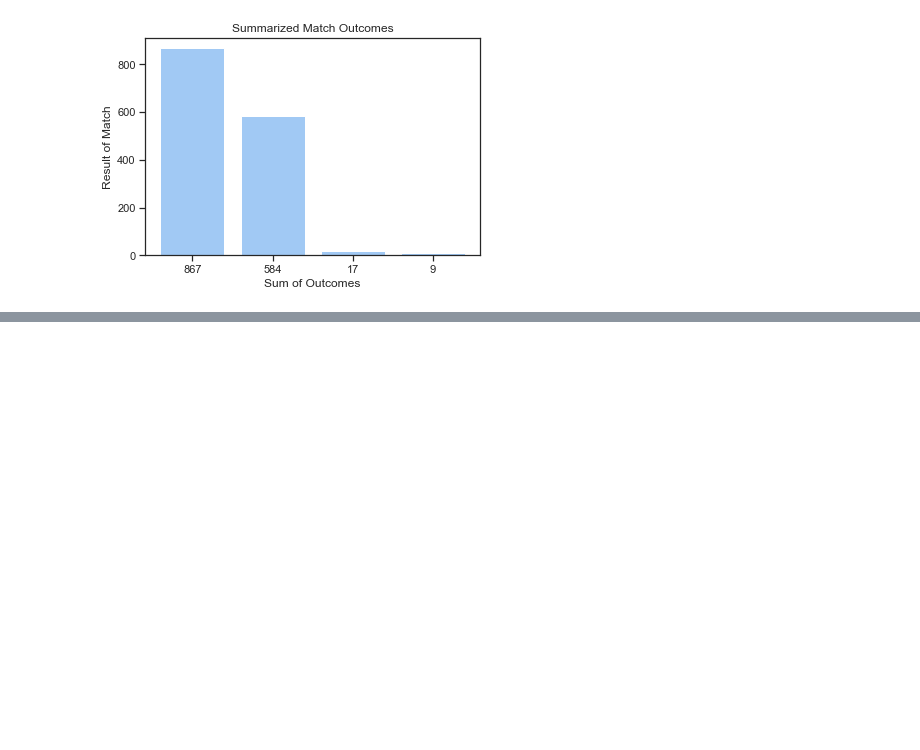
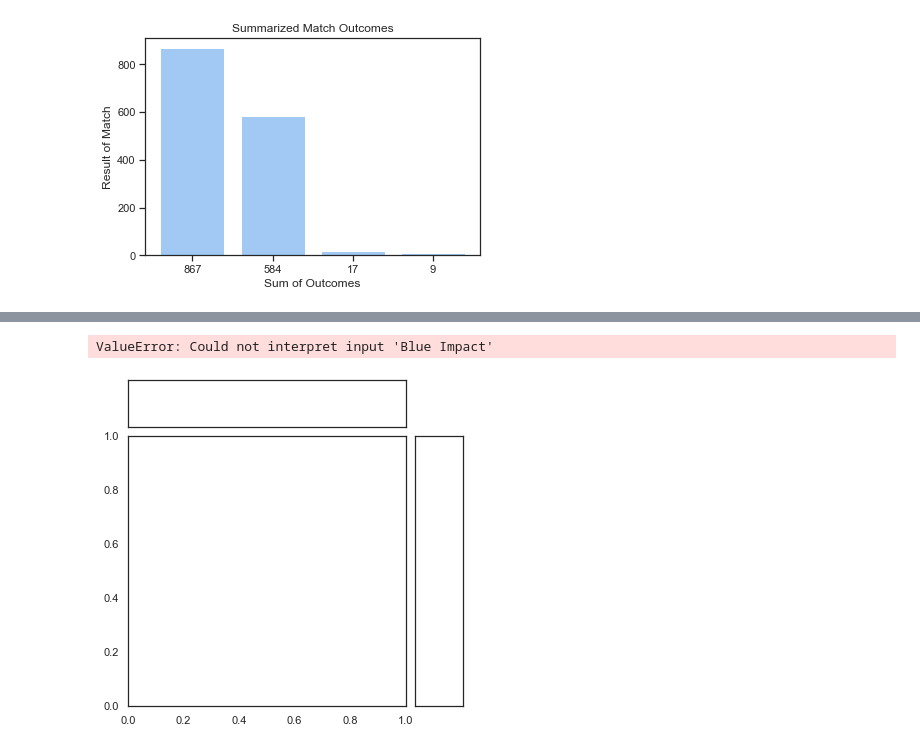
Before and after one commit to ncm103/the_final_project, a Jupyter notebook: nell/visualizations-Copy1.ipynb, the cells around one changed output, grey strips where cells are left out. Saved outputs shown, nothing was run; the diff lists cells and outputs as text; code cells hidden in the pictures; blank space fills up the shorter version.

```diff
--- a/nell/visualizations-Copy1.ipynb
+++ b/nell/visualizations-Copy1.ipynb
@@ -419,0 +418,18 @@ ufc.head()
+# %%
+#HExplot code
+# library & dataset
+ufc = pd.read_csv('extra_simplified.csv')
+sns.set(style="white", color_codes=True)
+
+# Custom the inside plot: options are: “scatter” | “reg” | “resid” | “kde” | “hex”
+sns.jointplot(x='Blue Impact',y='B_Age', kind='scatter')
+#sns.jointplot(x=df["sepal_length"], y=df["sepal_width"], kind='hex')
+#sns.jointplot(x=df["sepal_length"], y=df["sepal_width"], kind='kde')
+# Then you can pass arguments to each type:
+#sns.jointplot(x=df["sepal_length"], y=df["sepal_width"], kind='scatter', s=200, color='m', edgecolor="skyblue", linewidth=2)
+
+# Custom the color
+#sns.jointplot(x=df["sepal_length"], y=df["sepal_width"], kind='kde', color="skyblue")
+# %% [output]
+ValueError: Could not interpret input 'Blue Impact'
+[figure, added]
```
Also changed, not shown: parts of 15 cells of this notebook, 2 other files.
